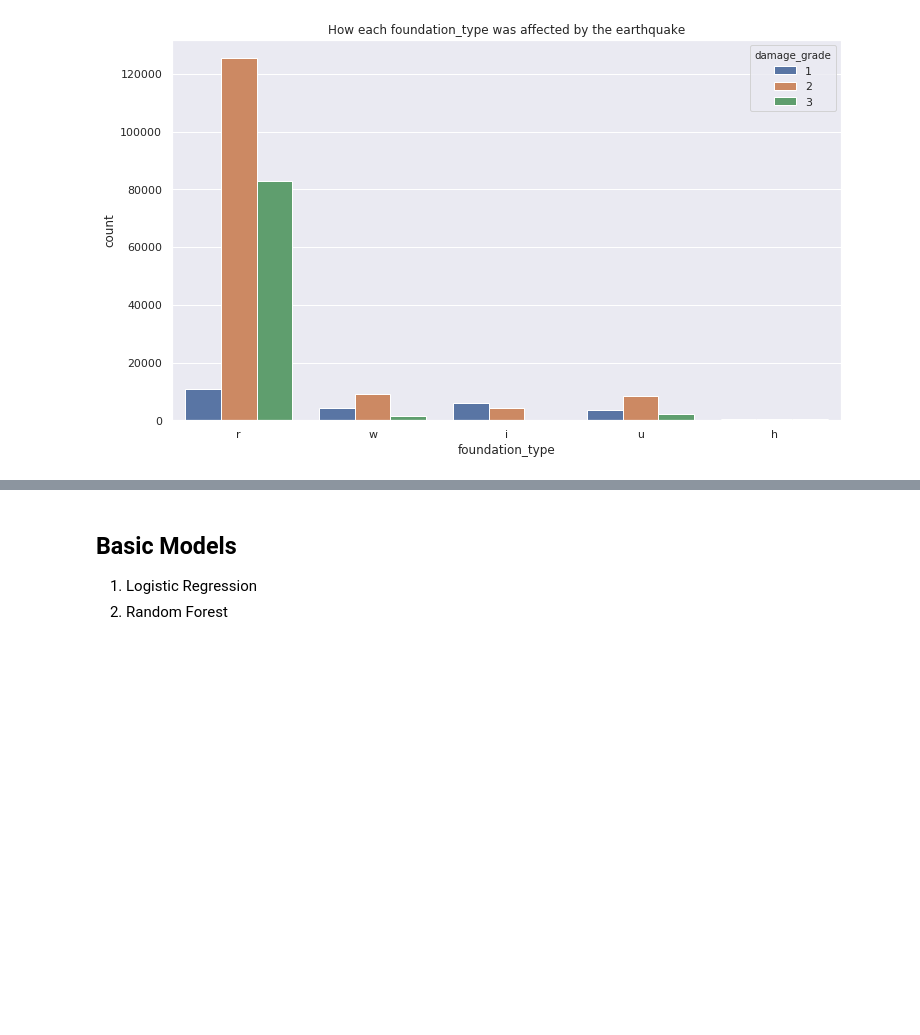
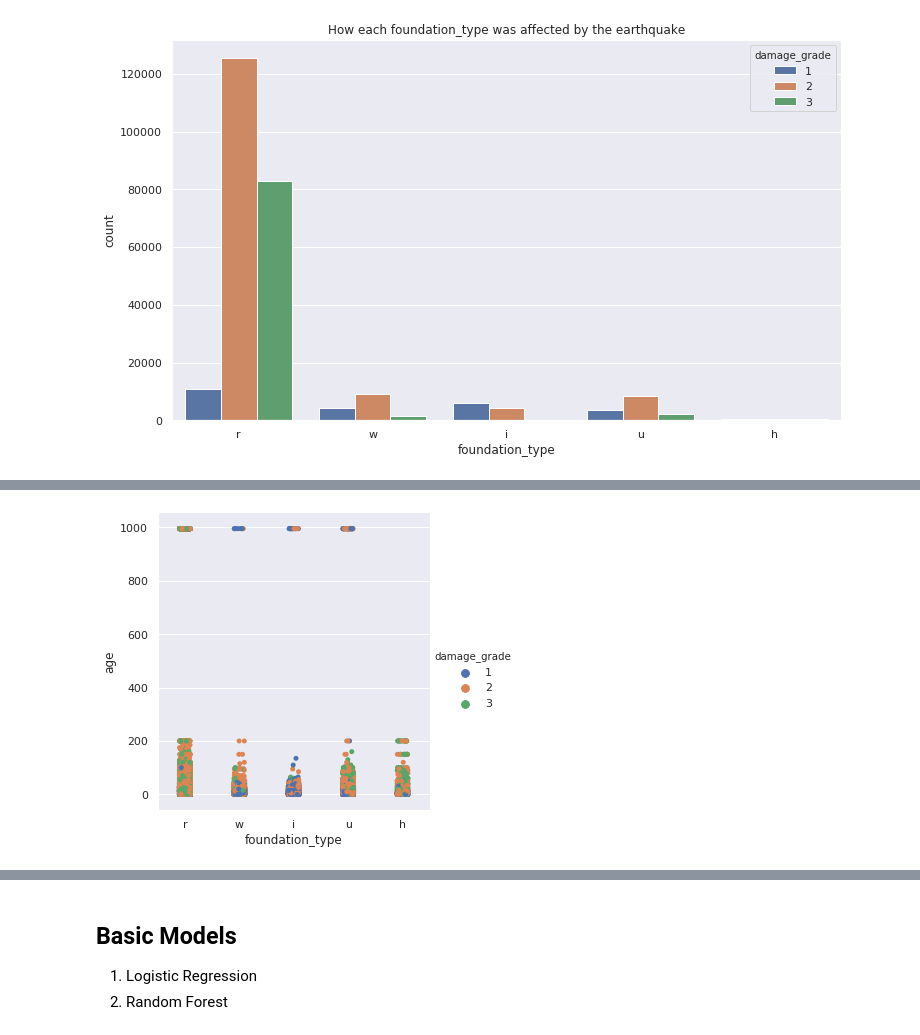
Before and after one commit to aishwarya-1/data_analytics_project, a Jupyter notebook: basic_analysis_EDA.ipynb, the cells around one changed output, grey strips where cells are left out. Drawn from its saved outputs; the diff is of its cells as text; code cells hidden in the pictures; blank space fills up the shorter version.

```diff
--- a/basic_analysis_EDA.ipynb
+++ b/basic_analysis_EDA.ipynb
@@ -418,0 +439,6 @@ Text(0, 0.5, 'Number of floors in the buildings before earthquake')
+# %%
+sns.set(rc={'figure.figsize':(18,10)})
+sns.catplot(x="foundation_type",y="age",hue="damage_grade",data=df_merged)
+plt.show()
+# %% [output]
+[figure, added]
```
Also changed, not shown: parts of 8 cells of this notebook.
